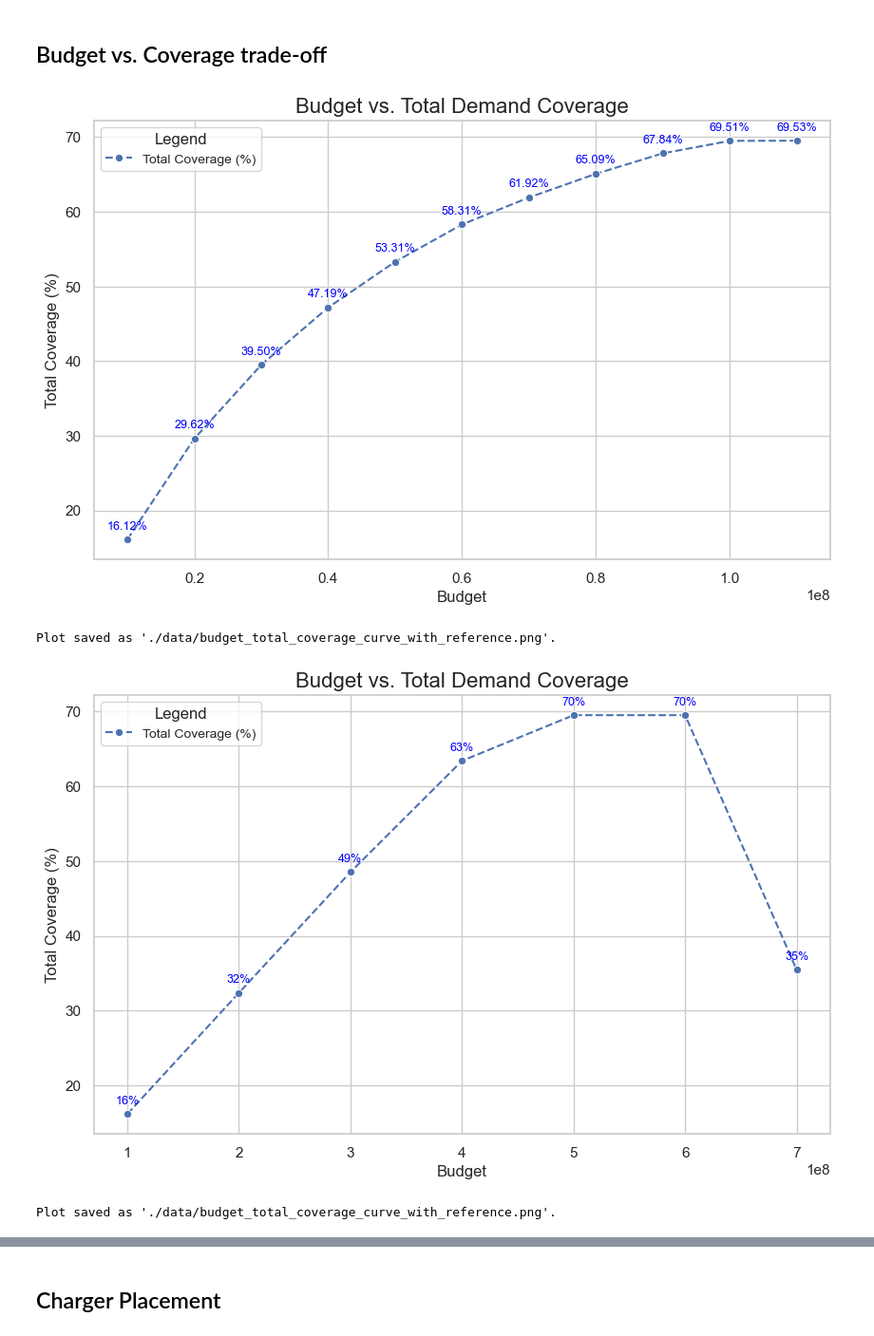
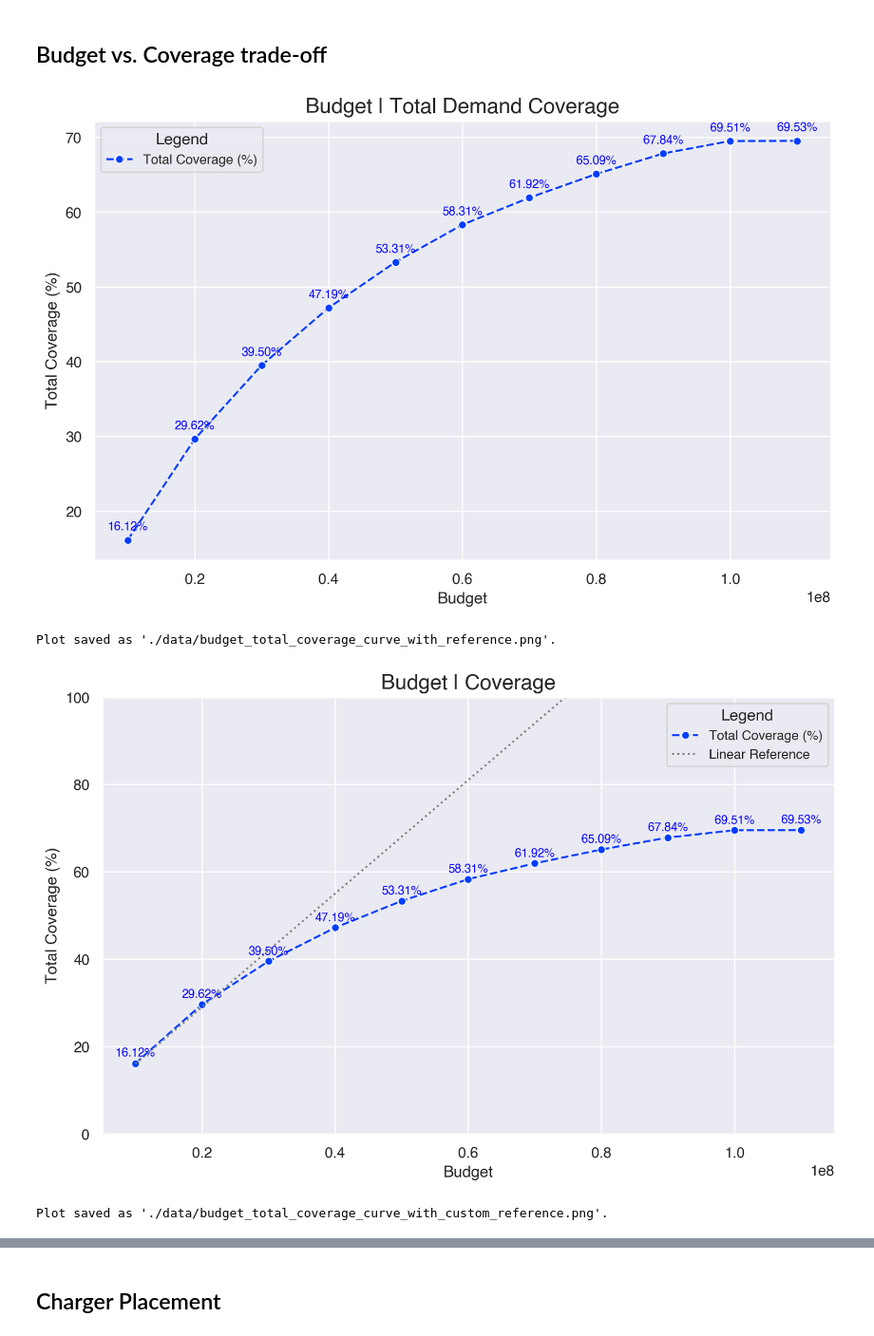
Before and after one commit to ivan-liuliaev/EV_Chargers_Placement_Optimization, a Jupyter notebook: nb_2_model_results.ipynb, the cells around one changed output, grey strips where cells are left out. Shown at 95% size. Cells and saved outputs as stored; diff of their text form; code cells hidden in the pictures.

```diff
--- a/nb_2_model_results.ipynb
+++ b/nb_2_model_results.ipynb
@@ -10,11 +24,6 @@ gdf_shp_areas.area_demand = gdf_shp_areas.area_demand.astype(int)
 # %% [markdown]
 ## Budget vs. Coverage trade-off
 # %%
-import matplotlib.pyplot as plt
-import seaborn as sns
-import json
-import numpy as np
-
 # Load results from JSON file
 input_file = "./data/model_results_totals.json"
 with open(input_file, "r") as f:
@@ -23,9 +32,6 @@ with open(input_file, "r") as f:
 # Extract budgets, absolute coverages, and percentages
 budgets = [entry["budget"] for entry in results]
 coverage_percentages = [entry["total_coverage_percentage"] for entry in results]
-
-# Set Seaborn style
-sns.set_theme(style="whitegrid")
 
 # Create the plot
 plt.figure(figsize=(10, 6))
@@ -36,7 +42,7 @@ for i, (x, y) in enumerate(zip(budgets, coverage_percentages)):
     plt.text(x, y + 1, f"{y:.2f}%", fontsize=9, ha='center', va='bottom', color='blue')  # Position slightly above
 
 # Add titles and labels
-plt.title("Budget vs. Total Demand Coverage", fontsize=16)
+plt.title("Budget | Total Demand Coverage", fontsize=16)
 plt.xlabel("Budget", fontsize=12)
 plt.ylabel("Total Coverage (%)", fontsize=12)
 
@@ -50,48 +56,53 @@ plt.show()
 
 print(f"Plot saved as '{output_plot_path}'.")
 # %% [output]
-[figure, old version]
+[figure, new version]
 Plot saved as './data/budget_total_coverage_curve_with_reference.png'.
 # %%
-import matplotlib.pyplot as plt
-import seaborn as sns
-import json
-import numpy as np
-
 # Load results from JSON file
 input_file = "./data/model_results_totals.json"
 with open(input_file, "r") as f:
     results = json.load(f)
 
-# Extract budgets, absolute coverages, and percentages
+# Extract budgets and coverage percentages
 budgets = [entry["budget"] for entry in results]
 coverage_percentages = [entry["total_coverage_percentage"] for entry in results]
 
-# Set Seaborn style
-sns.set_theme(style="whitegrid")
+# Calculate the slope and intercept of the reference line
+x1, y1 = 10000000, 16
+x2, y2 = 20000000, 29
+slope = (y2 - y1) / (x2 - x1)  # (y2 - y1) / (x2 - x1)
+intercept = y1 - slope * x1  # y = mx + b -> b = y - mx
+
+# Define the reference line function
+reference_line = [slope * x + intercept for x in budgets]
 
 # Create the plot
 plt.figure(figsize=(10, 6))
 sns.lineplot(x=budgets, y=coverage_percentages, marker="o", linestyle="--", label="Total Coverage (%)")
 
+# Plot the reference line
+sns.lineplot(x=budgets, y=reference_line, color="gray", linestyle=":", label="Linear Reference")
+
 # Add values as dots and annotate with numerical values
 for i, (x, y) in enumerate(zip(budgets, coverage_percentages)):
-    plt.text(x, y + 1, f"{y:.0f}%", fontsize=9, ha='center', va='bottom', color='blue')  # Position slightly above
+    plt.text(x, y + 1, f"{y:.2f}%", fontsize=9, ha='center', va='bottom', color='blue')  # Position slightly above
 
 # Add titles and labels
-plt.title("Budget vs. Total Demand Coverage", fontsize=16)
+plt.title("Budget | Coverage", fontsize=16)
+plt.ylim(0, 100)
 plt.xlabel("Budget", fontsize=12)
 plt.ylabel("Total Coverage (%)", fontsize=12)
 
 # Add legend
 plt.legend(title="Legend", loc="best", fontsize=10)
 
 # Save the plot as an image
-output_plot_path = "./data/budget_total_coverage_curve_with_reference.png"
+output_plot_path = "./data/budget_total_coverage_curve_with_custom_reference.png"
 plt.savefig(output_plot_path, bbox_inches="tight", dpi=300)
 plt.show()
 
 print(f"Plot saved as '{output_plot_path}'.")
 # %% [output]
-[figure, old version]
+[figure, new version]
-Plot saved as './data/budget_total_coverage_curve_with_reference.png'.
+Plot saved as './data/budget_total_coverage_curve_with_custom_reference.png'.
```
Also changed, not shown: parts of 13 cells of this notebook, 5 other files.
